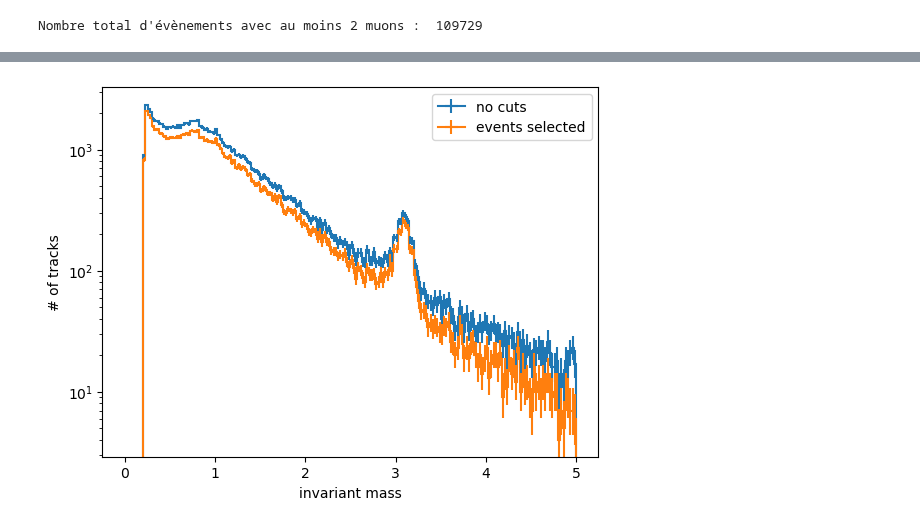
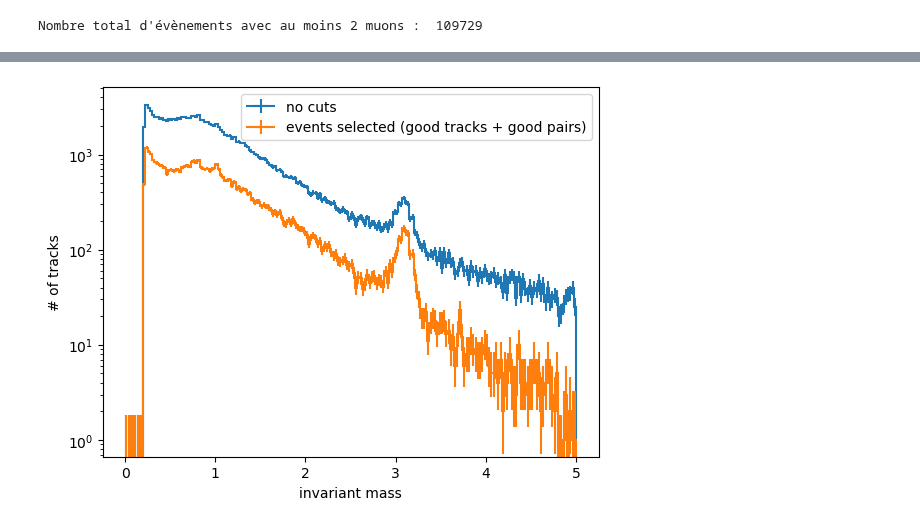
Before and after one commit to nantes-m2-rps-exp/qqbar2mumu-2022, a Jupyter notebook: notebooks/nombreJPSIvectorisation.ipynb, the cells around one changed output, grey strips where cells are left out. Saved outputs shown, nothing was run; the diff lists cells and outputs as text; code cells hidden in the pictures.

Commit message:
vectorisation avec good pairs

```diff
--- a/notebooks/nombreJPSIvectorisation.ipynb
+++ b/notebooks/nombreJPSIvectorisation.ipynb
@@ -158,16 +171,19 @@ NameError: name 'hist' is not defined
 vhMagRaw = hist.Hist(hist.axis.Regular(bins=100,start=0,stop=100,name='$|p|$'))
 vhPhiRaw = hist.Hist(hist.axis.Regular(bins=200,start=-22/7,stop=22/7,name='$\phi$'))
 vhInvMass = hist.Hist(hist.axis.Regular(bins=200,start=0,stop=5,name='invariant mass'))
+vhQualInvMass = hist.Hist(hist.axis.Regular(bins=200,start=0,stop=5,name='invariant mass with good pairs'))
 #Event selection
 vhMagEvSel = hist.Hist(hist.axis.Regular(bins=100,start=0,stop=100,name='$|p|$'))
 vhPhiEvSel = hist.Hist(hist.axis.Regular(bins=200,start=-22/7,stop=22/7,name='$\phi$'))
 vhInvMassEvSel = hist.Hist(hist.axis.Regular(bins=200,start=0,stop=5,name='invariant mass'))
+vhQualInvMassEvSel = hist.Hist(hist.axis.Regular(bins=200,start=0,stop=5,name='invariant mass with good pairs'))
+
 
 scan(dataDescription=f"{BASEDIR}/run*.{DATATYPE}.root:eventsTree",
-          hMag=vhMagRaw, hPhi=vhPhiRaw, hInvMass=vhInvMass)
+          hMag=vhMagRaw, hPhi=vhPhiRaw, hInvMass=vhInvMass, hQualInvMass=vhQualInvMass)
 
 scan(dataDescription=f"{BASEDIR}/run*.{DATATYPE}.root:eventsTree",
-          hMag=vhMagEvSel, hPhi=vhPhiEvSel, hInvMass=vhInvMassEvSel,
+          hMag=vhMagEvSel, hPhi=vhPhiEvSel, hInvMass=vhInvMassEvSel, hQualInvMass=vhQualInvMassEvSel,
           eventSelector=lambda x: x["isCMUL"]==True,
-          trackSelector=lambda x: (x.eta<-2.5) & (x.eta>-4) & (x["thetaAbs"]>2) & (x["thetaAbs"]<9)) # & x["matched"]==2)
+          trackSelector=lambda x: (x.eta<-2.5) & (x.eta>-4) & (x["thetaAbs"]>2) & (x["thetaAbs"]<9) & (x["matched"]==2))
 # %% [output]
@@ -176,10 +192,10 @@ Wall time: 6.22 s
 # %%
 %%time
 vhInvMass.plot(label="no cuts")
-vhInvMassEvSel.plot(label="events selected")
+vhQualInvMassEvSel.plot(label="events selected (good tracks + good pairs)")
 plt.yscale("log")
 plt.ylabel("# of tracks")
 plt.legend()
 plt.show()
 # %% [output]
-[figure, old version]
+[figure, new version]
```
Also changed, not shown: parts of 9 cells of this notebook.
